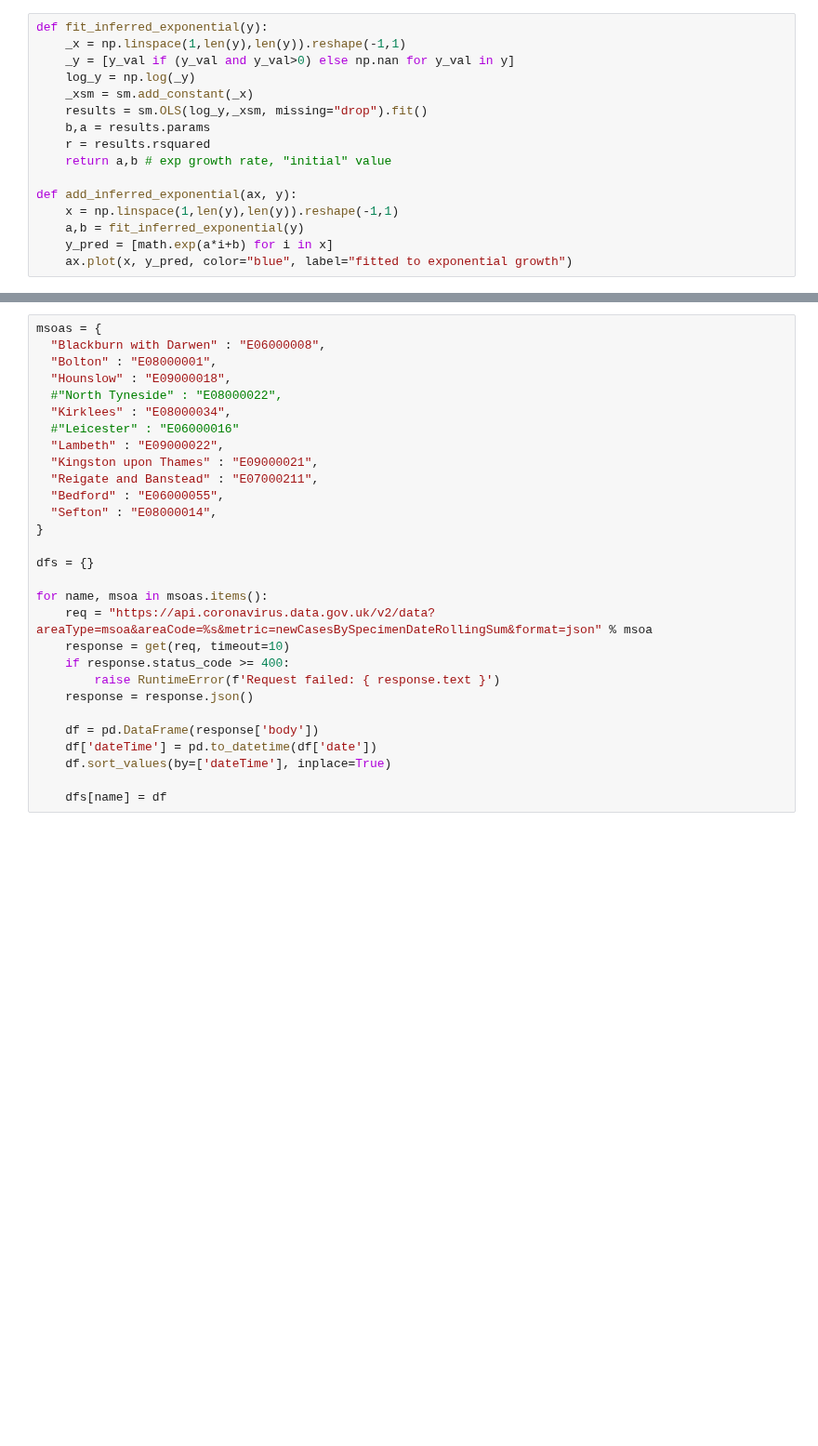
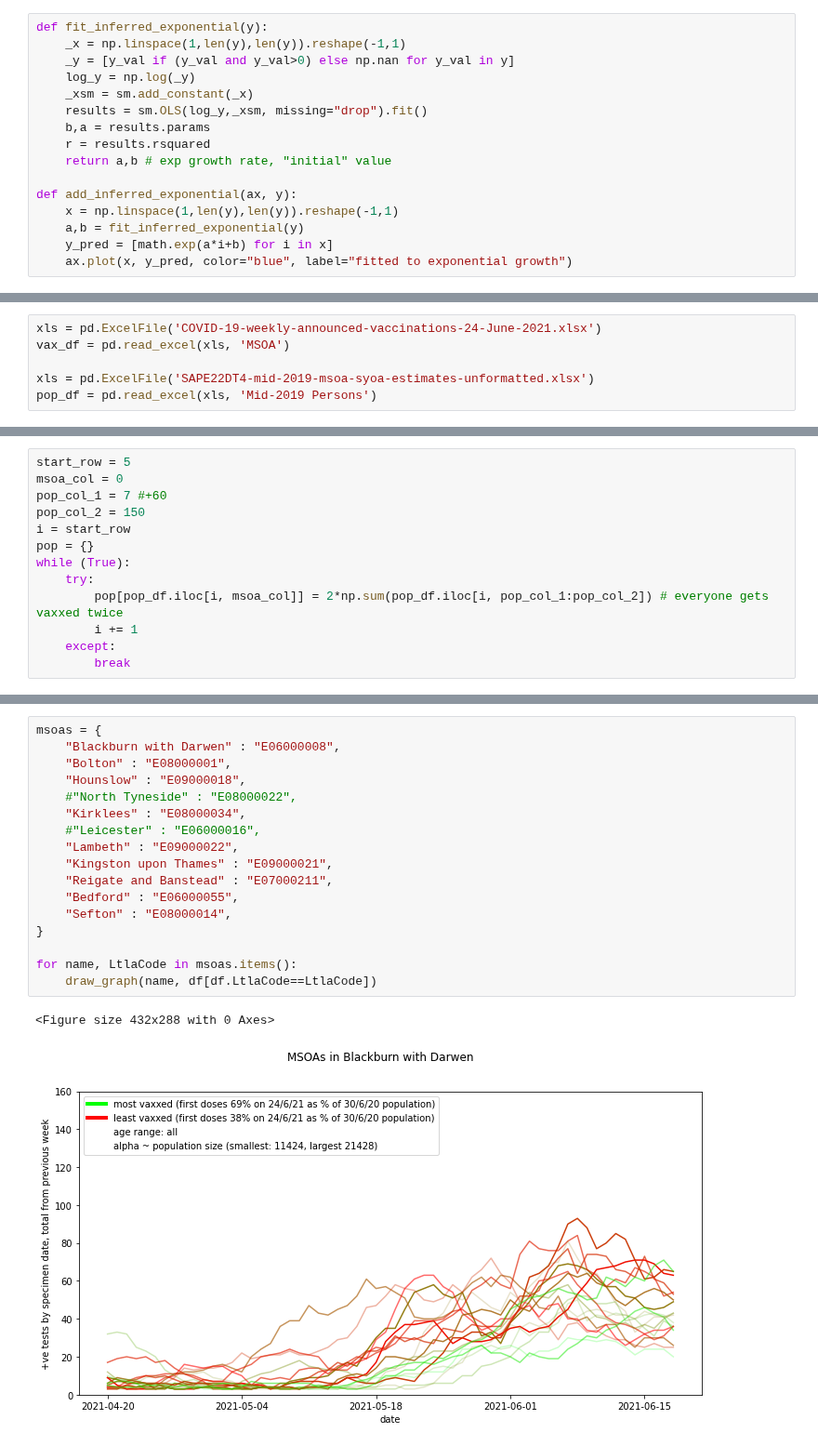
Before and after one commit to nicfreeman1209/covid-19, a Jupyter notebook: msoas/bolton.ipynb, the cells around one changed output, grey strips where cells are left out. Shown at 93% size. Saved outputs shown, nothing was run; the diff lists cells and outputs as text; blank space fills up the shorter version.

```diff
--- a/msoas/bolton.ipynb
+++ b/msoas/bolton.ipynb
@@ -43,0 +74,6 @@ def add_inferred_exponential(ax, y):
+# %%
+xls = pd.ExcelFile('COVID-19-weekly-announced-vaccinations-24-June-2021.xlsx')
+vax_df = pd.read_excel(xls, 'MSOA')
+
+xls = pd.ExcelFile('SAPE22DT4-mid-2019-msoa-syoa-estimates-unformatted.xlsx')
+pop_df = pd.read_excel(xls, 'Mid-2019 Persons')
@@ -43,0 +92,13 @@ def add_inferred_exponential(ax, y):
+# %%
+start_row = 5
+msoa_col = 0
+pop_col_1 = 7 #+60
+pop_col_2 = 150
+i = start_row
+pop = {}
+while (True):
+    try:
+        pop[pop_df.iloc[i, msoa_col]] = 2*np.sum(pop_df.iloc[i, pop_col_1:pop_col_2]) # everyone gets vaxxed twice
+        i += 1
+    except:
+        break
@@ -44,29 +168,20 @@ def add_inferred_exponential(ax, y):
 # %%
 msoas = {
-  "Blackburn with Darwen" : "E06000008",
-  "Bolton" : "E08000001",
-  "Hounslow" : "E09000018",
-  #"North Tyneside" : "E08000022",
-  "Kirklees" : "E08000034",
-  #"Leicester" : "E06000016"
-  "Lambeth" : "E09000022",
-  "Kingston upon Thames" : "E09000021",
-  "Reigate and Banstead" : "E07000211",
-  "Bedford" : "E06000055",
-  "Sefton" : "E08000014",
+    "Blackburn with Darwen" : "E06000008",
+    "Bolton" : "E08000001",
+    "Hounslow" : "E09000018",
+    #"North Tyneside" : "E08000022",
+    "Kirklees" : "E08000034",
+    #"Leicester" : "E06000016",
+    "Lambeth" : "E09000022",
+    "Kingston upon Thames" : "E09000021",
+    "Reigate and Banstead" : "E07000211",
+    "Bedford" : "E06000055",
+    "Sefton" : "E08000014",
 }
 
-dfs = {}
-
-for name, msoa in msoas.items():
-    req = "https://api.coronavirus.data.gov.uk/v2/data?areaType=msoa&areaCode=%s&metric=newCasesBySpecimenDateRollingSum&format=json" % msoa
-    response = get(req, timeout=10)
-    if response.status_code >= 400:
-        raise RuntimeError(f'Request failed: { response.text }')
-    response = response.json()
-
-    df = pd.DataFrame(response['body'])
-    df['dateTime'] = pd.to_datetime(df['date'])
-    df.sort_values(by=['dateTime'], inplace=True)
-
-    dfs[name] = df
+for name, LtlaCode in msoas.items():
+    draw_graph(name, df[df.LtlaCode==LtlaCode])
+# %% [output]
+<Figure size 432x288 with 0 Axes>
+[figure, added]
```
Also changed, not shown: parts of 10 cells of this notebook, 3 other files.
